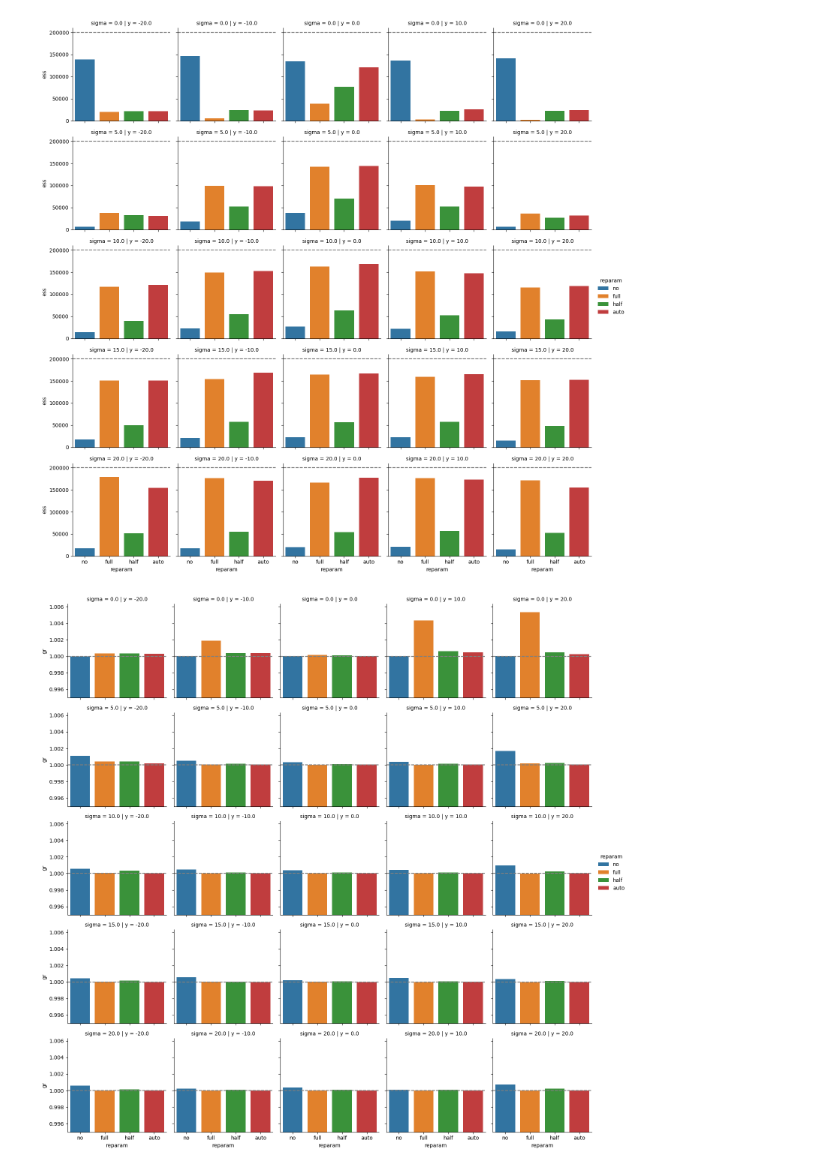
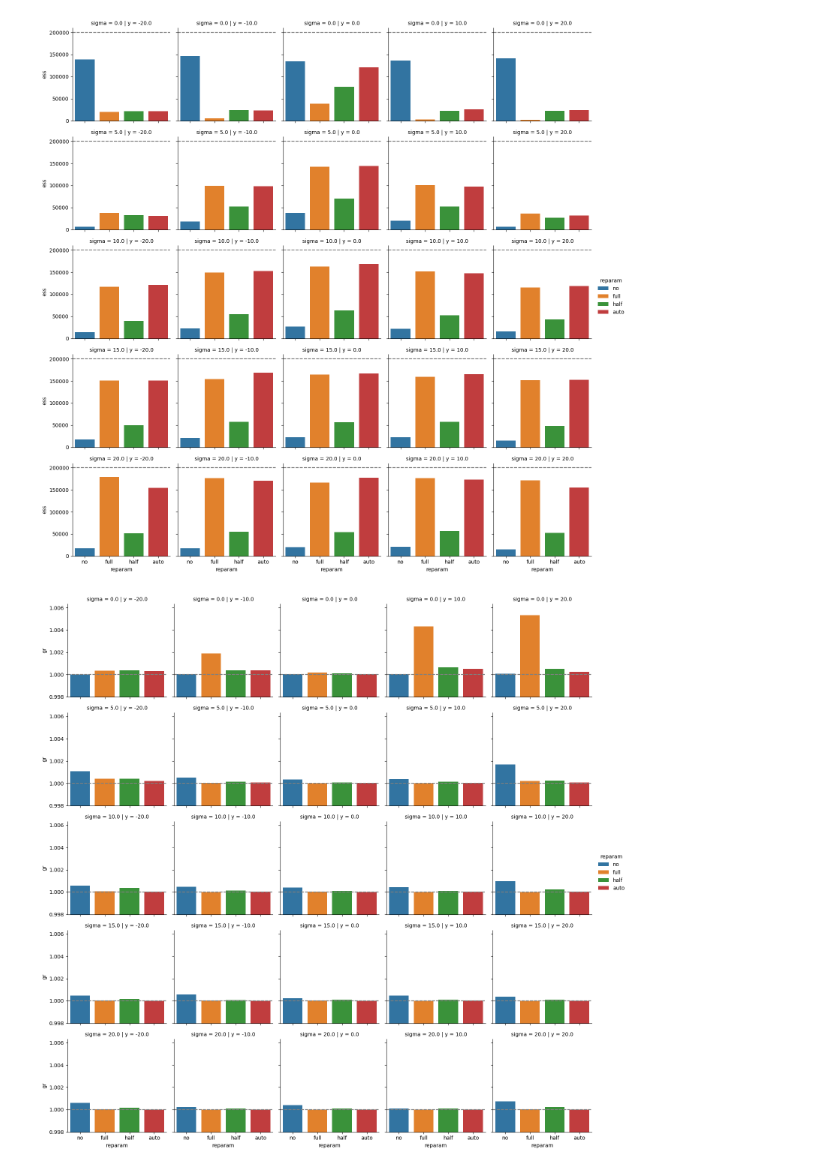
Before and after one commit to Lim-Sangho/meta-learning-reparam, a Jupyter notebook: dgl/result/plot.ipynb, the cells around one changed output. Drawn from its saved outputs; the diff is of its cells as text; code cells hidden in the pictures.

```diff
--- a/dgl/result/plot.ipynb
+++ b/dgl/result/plot.ipynb
@@ -0,0 +11,4 @@
+# %%
+f = open("neals_funnel/train.pt", "rb")
+train = torch.load(f)
+plot_scatter3d(train[0], train[1], train[2], alpha=0.1, save="neals_funnel/train.png")
@@ -1,28 +17,18 @@
 # %%
-import os
-import torch
-import pandas as pd
-import seaborn as sns
-import matplotlib.pyplot as plt
-import sys; sys.path.append("../")
-from tqdm.auto import tqdm
-from util import select_columns, plot_ESS, plot_GR
-from numpyro.diagnostics import effective_sample_size, gelman_rubin
-
 directory = "neals_funnel"
 num_chains = 20
 num_samples = 10000
 
 dfs = {"no": {}, "full": {}, "half": {}, "auto": {}}
 
-for name in tqdm(sorted(os.listdir(directory))):
+for name in tqdm(sorted(os.listdir(os.path.join(directory, "csv")))):
     if ".csv" in name:
         split = name.strip(".csv").split("_")
         label = split[0]
         y = float(split[2])
         sigma = float(split[4])
 
-        df = pd.read_csv(os.path.join(directory, name), usecols=lambda col: col != "draws")
+        df = pd.read_csv(os.path.join(directory, "csv", name), usecols=lambda col: col != "draws")
         dfs[label][(y, sigma)] = df
 
 dfs = {label: list(sorted(dfs[label].items())) for label in dfs}
@@ -93,11 +99,11 @@ plt.savefig(os.path.join(directory, "ess.pdf"))
 # %%
 %matplotlib inline
 order = df_hmc.reparam.unique()
 g = sns.FacetGrid(df_hmc, col="y", row="sigma", hue="reparam")
 g.map(sns.barplot, "reparam", "gr", order=order)
-g.set(ylim=(df_hmc["gr"].min() - 5e-3, df_hmc["gr"].max() + 1e-3))
+g.set(ylim=(df_hmc["gr"].min() - 2e-3, df_hmc["gr"].max() + 1e-3))
 g.refline(y=1)
 g.add_legend()
-plt.savefig(os.path.join(directory, "gr.pdf"))
+plt.savefig(os.path.join(directory, "gr.png"))
 # %% [output]
-[figure, old version]
+[figure, new version]
```
Also changed, not shown: parts of 3 cells of this notebook, 9 other files.
